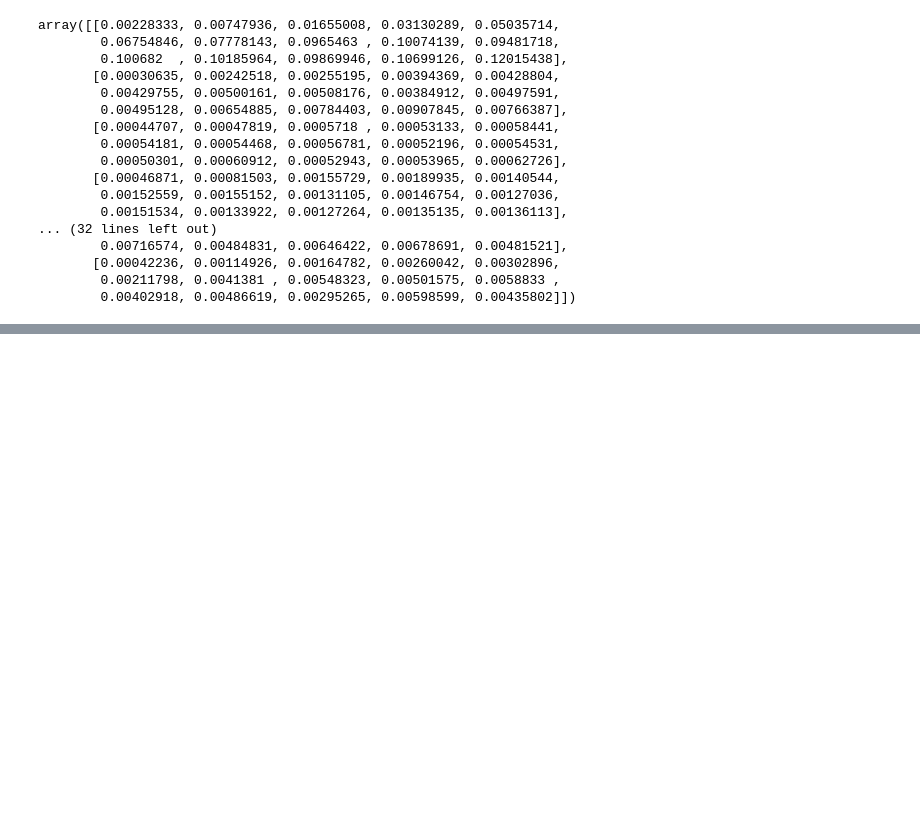
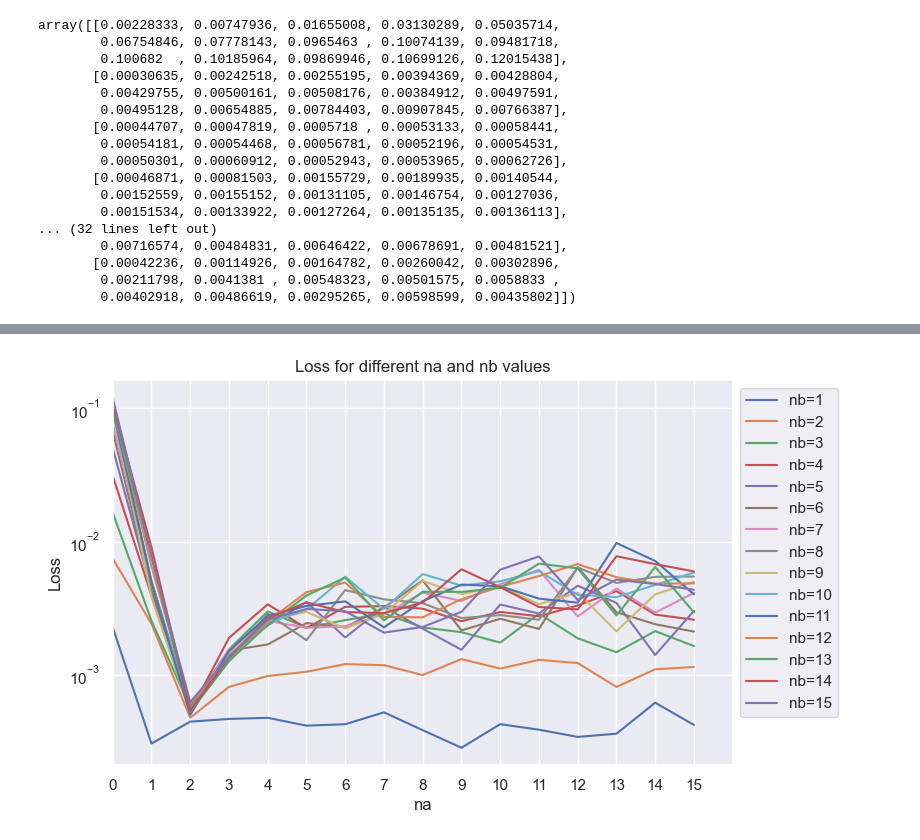
Before and after one commit to GerbenBeintema/gym-unbalanced-disk, a Jupyter notebook: OptimalNarx.ipynb, the cells around one changed output, grey strips where cells are left out. Saved outputs shown, nothing was run; the diff lists cells and outputs as text; code cells hidden in the pictures; blank space fills up the shorter version.

```diff
--- a/OptimalNarx.ipynb
+++ b/OptimalNarx.ipynb
@@ -99,2 +106,29 @@ plt.show()
+# %%
+x = np.arange(0, 16)
+sns.lineplot(x=x, y=store_loss[:, 0], label='nb=1')
+sns.lineplot(x=x, y=store_loss[:, 1], label='nb=2')
+sns.lineplot(x=x, y=store_loss[:, 2], label='nb=3')
+sns.lineplot(x=x, y=store_loss[:, 3], label='nb=4')
+sns.lineplot(x=x, y=store_loss[:, 4], label='nb=5')
+sns.lineplot(x=x, y=store_loss[:, 5], label='nb=6')
+sns.lineplot(x=x, y=store_loss[:, 6], label='nb=7')
+sns.lineplot(x=x, y=store_loss[:, 7], label='nb=8')
+sns.lineplot(x=x, y=store_loss[:, 8], label='nb=9')
+sns.lineplot(x=x, y=store_loss[:, 9], label='nb=10')
+sns.lineplot(x=x, y=store_loss[:, 10], label='nb=11')
+sns.lineplot(x=x, y=store_loss[:, 11], label='nb=12')
+sns.lineplot(x=x, y=store_loss[:, 12], label='nb=13')
+sns.lineplot(x=x, y=store_loss[:, 13], label='nb=14')
+sns.lineplot(x=x, y=store_loss[:, 14], label='nb=15')
+plt.xlabel('na')
+plt.ylabel('Loss')
+plt.title('Loss for different na and nb values')
+plt.legend(bbox_to_anchor=(1, 1))
+plt.xticks(np.arange(0, 16))
+plt.xlim(0, 16)
+plt.yscale('log')
+plt.show()
+# %% [output]
+[figure, added]
 # %%
 np.savetxt("store_loss.csv", store_loss, delimiter=",")
```
Also changed, not shown: parts of 4 cells of this notebook.
